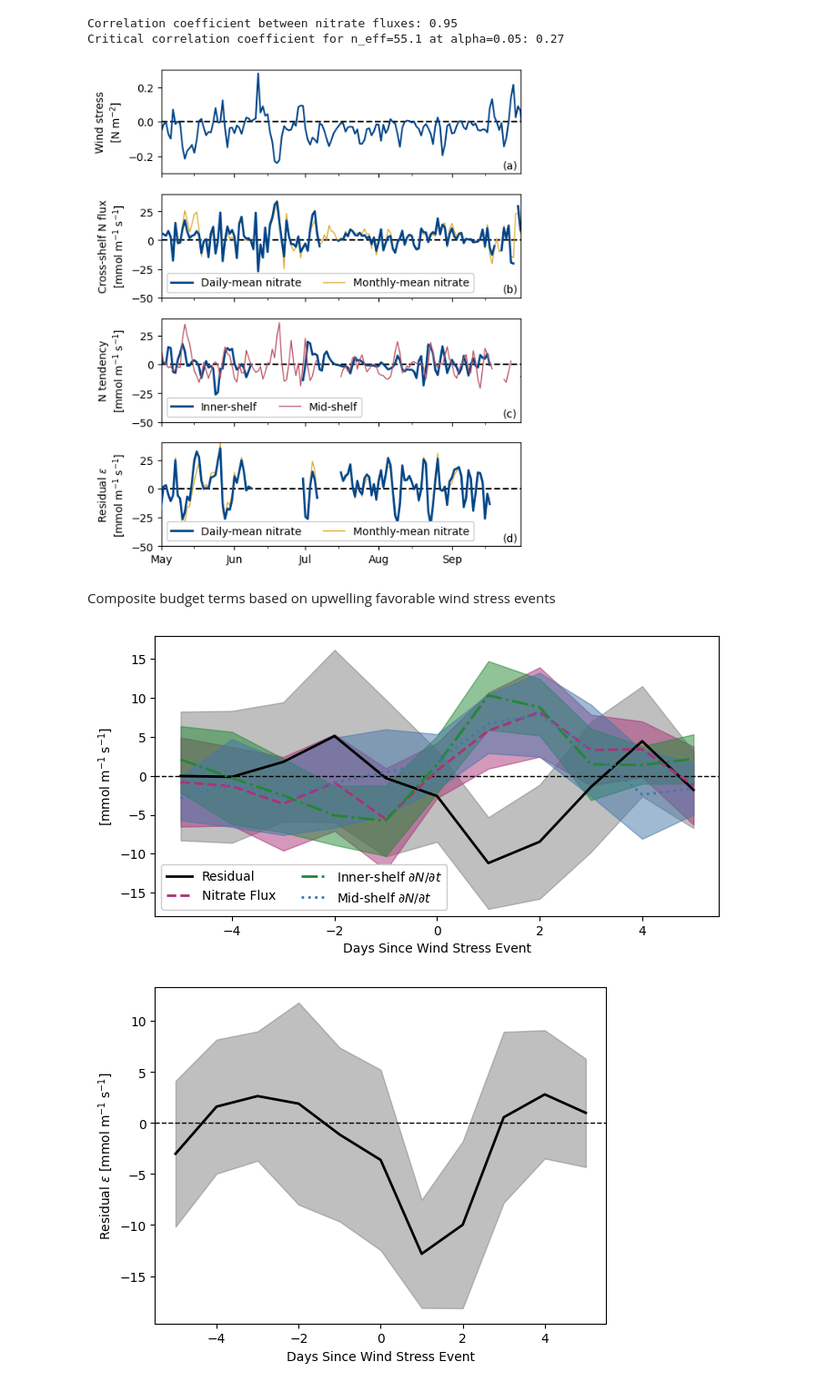
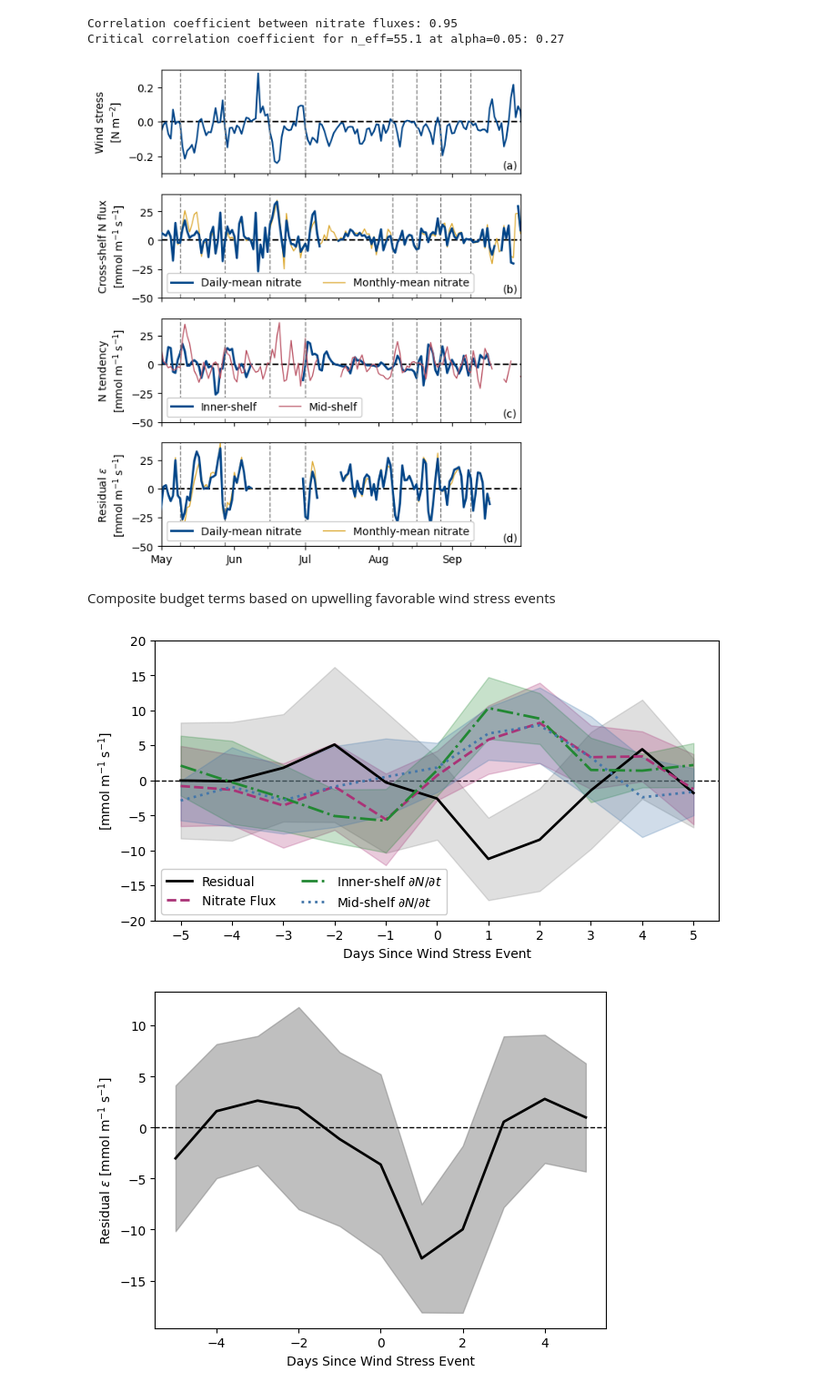
Before and after one commit to andrew-s28/shelf-nitrate-response-to-upwelling, a Jupyter notebook: notebooks/nitrate_budget.ipynb, the cells around one changed output. Shown at 91% size. Saved outputs shown, nothing was run; the diff lists cells and outputs as text; code cells hidden in the pictures.

```diff
--- a/notebooks/nitrate_budget.ipynb
+++ b/notebooks/nitrate_budget.ipynb
@@ -128,3 +151,15 @@ midshelf_nitrate_monthly["ci"] = midshelf_nitrate_monthly["std"] / np.sqrt(5) *
+# %%
+# get event start times and deal with overlapping events
+composite_times = np.array([c["time"][5].values for c in composite_wind_events])
+composite_wind_events_filtered = composite_wind_events[:1]  # start with the first event
+for i, (t1, t2) in enumerate(
+    pairwise(composite_times),
+):
+    # if the time between subsequent events is more than 5 days, include the second event, otherwise drop it
+    if t2 - t1 > np.timedelta64(5, "D"):
+        composite_wind_events_filtered.append(composite_wind_events[i + 1])
+composite_wind_events = composite_wind_events_filtered
+composite_times = np.array([c["time"][5].values for c in composite_wind_events])
 # %% [markdown]
 ## "Normal" Cross-shelf Advective Flux Divergence Calculation
 # %%
@@ -272,3 +315,7 @@ correlation.min()
 Critical correlation coefficient for n_eff=93.9 at alpha=0.05: 0.20
 [figure]
 np.float64(-0.5178626836245618)
+# %%
+a, b = xr.align(midshelf_nitrate.mean(dim="depth")["nitrate"], wind["coare_y"])
+mask = ~np.isnan(a) & ~np.isnan(b)
+linregress(b[mask], a[mask])
@@ -536,6 +585,12 @@ axs[2].annotate("(c)", xy=(0.95, 0.05), xycoords="axes fraction", fontsize=10)
 axs[3].annotate("(d)", xy=(0.95, 0.05), xycoords="axes fraction", fontsize=10)
 axs[3].tick_params(axis="x", which="major", labelsize=10)
 
+# get only 2021 upwelling events
+mask = (composite_times > np.datetime64("2021-04-01")) & (composite_times < np.datetime64("2021-10-01"))
+composite_times_2021 = composite_times[mask]
+for ax in axs:
+    [ax.axvline(event_start, color="gray", ls="--", lw=1) for event_start in composite_times_2021]
+
 plt.savefig(
     FIGURES_DIR / f"manuscript/{FIG_SAVE_FMT}/2021_nbudget.{FIG_SAVE_FMT}",
     format=FIG_SAVE_FMT,
@@ -543,6 +598,6 @@ plt.savefig(
     dpi=600,
 )
 # %% [output]
-[figure, old version]
+[figure, new version]
 # %% [markdown]
 Composite budget terms based on upwelling favorable wind stress events
@@ -718,21 +752,23 @@ fig, ax = plt.subplots(figsize=(8, 4))
 
 ax.axhline(0, color="k", ls="--", lw=1)
 
-ax.plot(days, composite_residual_daily["mean"], color="k", lw=2, label="Residual")
+ax.plot(days, composite_residual_daily["mean"], color="k", lw=2, label="Residual", zorder=100)
 ax.fill_between(
     days,
     composite_residual_daily["mean"] + composite_residual_daily["ci"],
     composite_residual_daily["mean"] - composite_residual_daily["ci"],
     color="gray",
-    alpha=0.5,
+    alpha=0.25,
+    zorder=10,
 )
-ax.plot(days, composite_nitrate_flux_daily["mean"], color="#AA3377", lw=2, ls="--", label="Nitrate Flux")
+ax.plot(days, composite_nitrate_flux_daily["mean"], color="#AA3377", lw=2, ls="--", label="Nitrate Flux", zorder=100)
 ax.fill_between(
     days,
     composite_nitrate_flux_daily["mean"] + composite_nitrate_flux_daily["ci"],
     composite_nitrate_flux_daily["mean"] - composite_nitrate_flux_daily["ci"],
     color="#AA3377",
-    alpha=0.5,
+    alpha=0.25,
+    zorder=10,
 )
 ax.plot(
     days,
@@ -741,45 +777,50 @@ ax.plot(
     lw=2,
     ls="-.",
     label="Inner-shelf $\\partial N / \\partial t$",
+    zorder=100,
 )
 ax.fill_between(
     days,
     composite_inner_nitrate_daily["mean"] + composite_inner_nitrate_daily["ci"],
     composite_inner_nitrate_daily["mean"] - composite_inner_nitrate_daily["ci"],
     color="#228833",
-    alpha=0.5,
+    alpha=0.25,
+    zorder=10,
 )
 ax.plot(
     days,
     composite_mid_nitrate_daily["mean"],
     color="#4477AA",
     lw=2,
     ls=":",
     label="Mid-shelf $\\partial N / \\partial t$",
+    zorder=100,
 )
 ax.fill_between(
     days,
     composite_mid_nitrate_daily["mean"] + composite_mid_nitrate_daily["ci"],
     composite_mid_nitrate_daily["mean"] - composite_mid_nitrate_daily["ci"],
     color="#4477AA",
-    alpha=0.5,
+    alpha=0.25,
+    zorder=10,
 )
 
 ax.set_xlabel("Days Since Wind Stress Event")
 ax.set_ylabel("[$\\mathsf{mmol \\; m^{-1} \\; s^{-1}}$]")
 
 ax.legend(facecolor="white", frameon=True, framealpha=1, ncols=2, loc="lower left")
 
-ax.set_ylim(-18, 18)
+ax.set_ylim(-20, 20)
+ax.set_xticks(np.arange(-5, 6, 1))
 
 plt.savefig(
     FIGURES_DIR / f"manuscript/{FIG_SAVE_FMT}/composite_residual_daily.{FIG_SAVE_FMT}",
     format=FIG_SAVE_FMT,
     bbox_inches="tight",
     dpi=600,
 )
 # %% [output]
-[figure, old version]
+[figure, new version]
 # %%
 fig, ax = plt.subplots()
 
```
Also changed, not shown: parts of 7 cells of this notebook, 6 other files.
